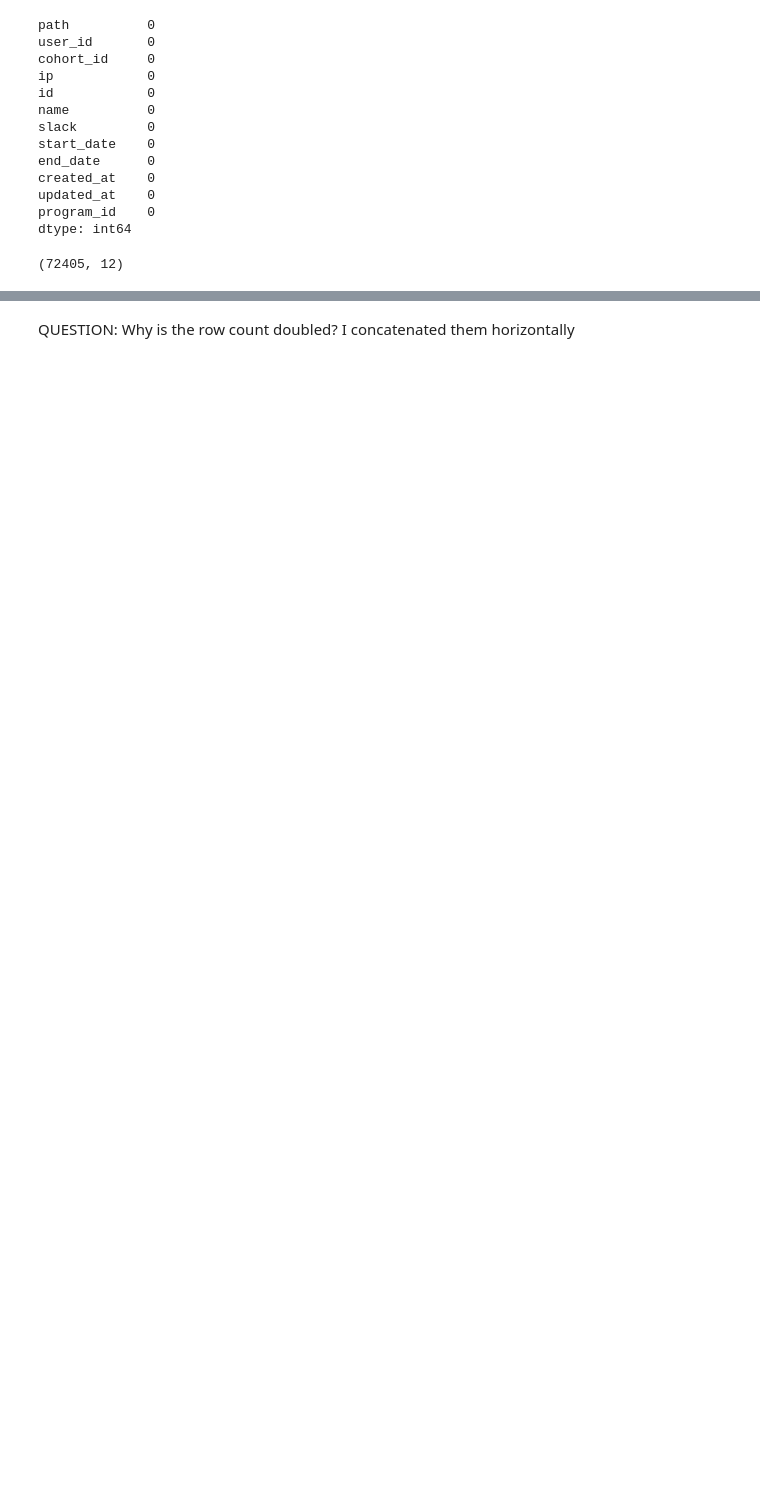
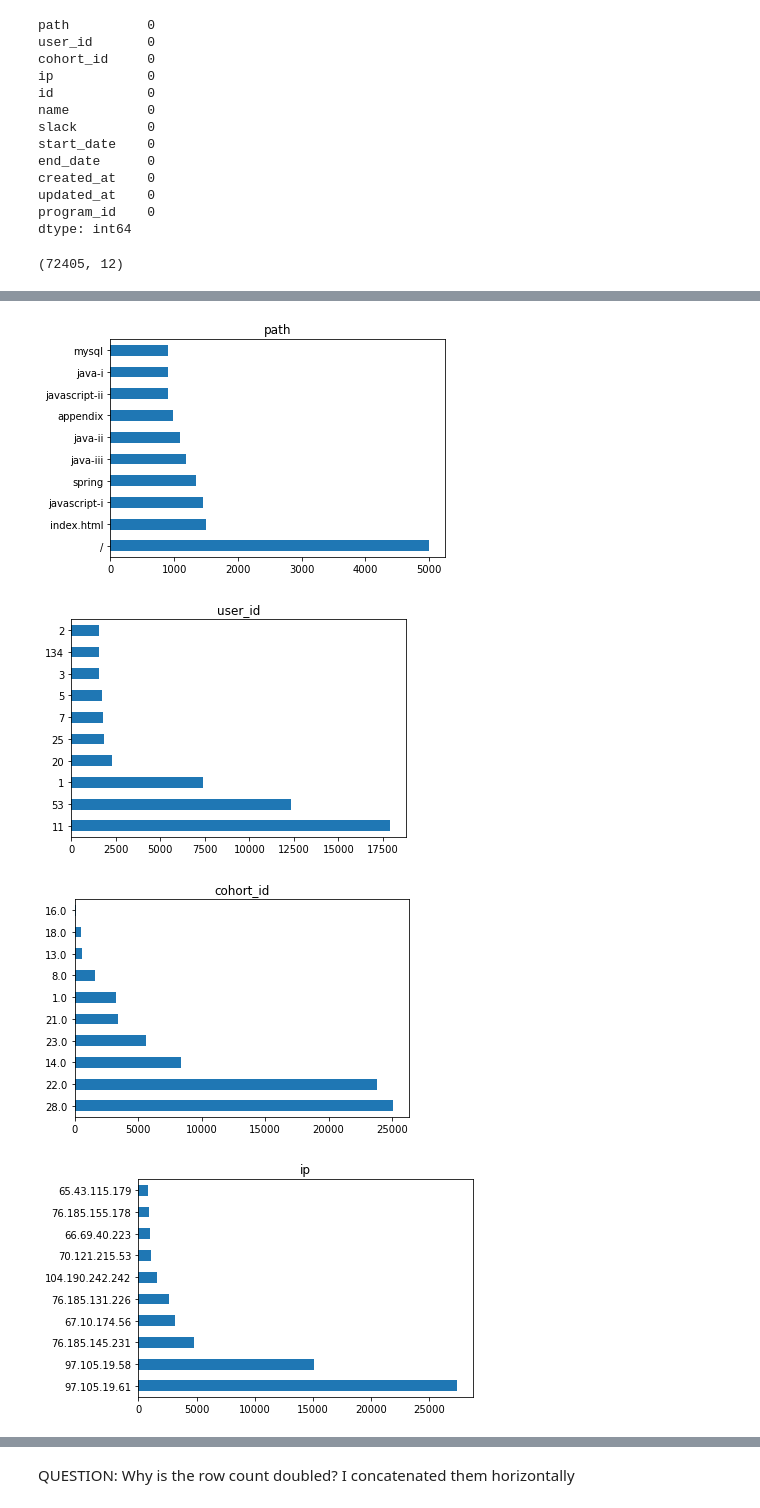
Before and after one commit to SLawsonWoods/anomaly_detection_exercises, a Jupyter notebook: anomaly_detection_mini_project_draft2.ipynb, the cells around one changed output, grey strips where cells are left out. Drawn from its saved outputs; the diff is of its cells as text; code cells hidden in the pictures; blank space fills up the shorter version.

```diff
--- a/anomaly_detection_mini_project_draft2.ipynb
+++ b/anomaly_detection_mini_project_draft2.ipynb
@@ -156,0 +177,9 @@ df.shape
+# %%
+for col in df.columns:
+    plt.figure()
+    df[col].value_counts().sort_values(ascending = False).head(10).plot.barh(title = col)
+# %% [output]
+[figure, added]
+[figure, added]
+[figure, added]
+[figure, added]
```
Also changed, not shown: parts of 8 cells of this notebook.
